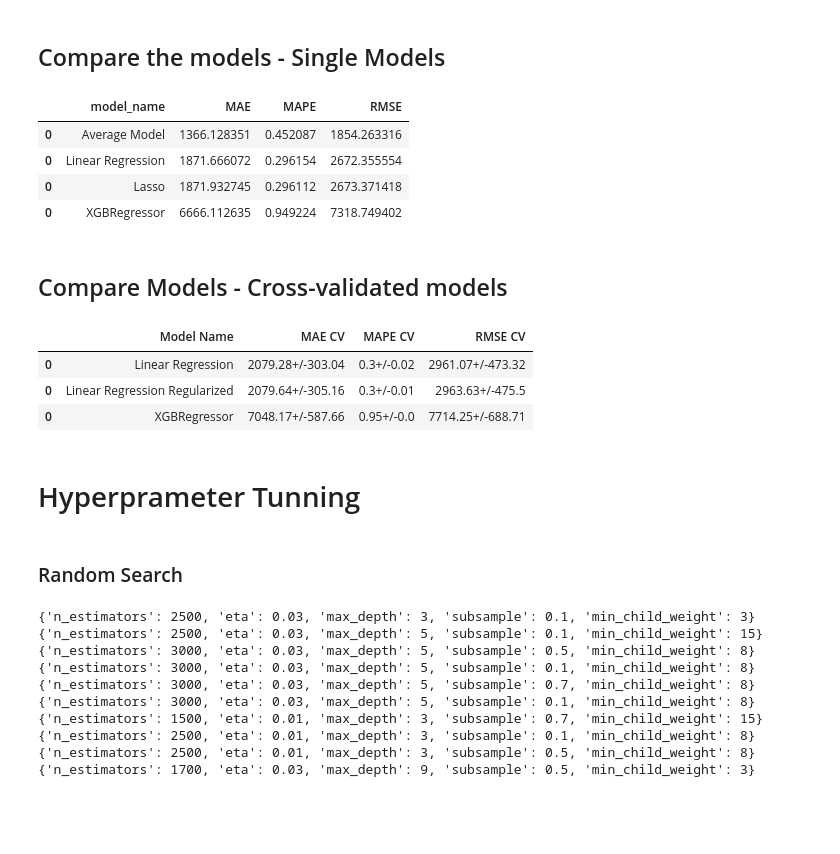
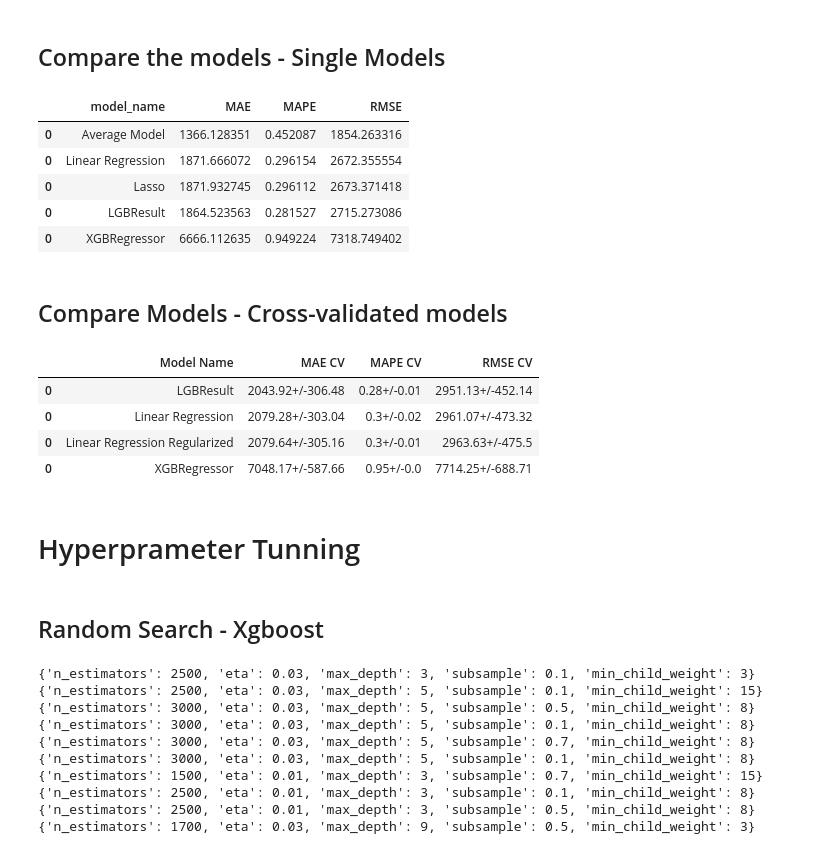
Before and after one commit to bruno154/the_rossman_projects, a Jupyter notebook: notebooks/dataDescription_HypothesisMap_FeatureEngineering.ipynb, the cells around one changed output. Saved outputs shown, nothing was run; the diff lists cells and outputs as text; code cells hidden in the pictures; blank space fills up the shorter version.

```diff
--- a/notebooks/dataDescription_HypothesisMap_FeatureEngineering.ipynb
+++ b/notebooks/dataDescription_HypothesisMap_FeatureEngineering.ipynb
@@ -1331,5 +1331,20 @@ xgb_result = ml_error('XGBRegressor', np.expm1(ytest), np.expm1(yhat_xgb))
 xgb_result_cv = cross_validation(x_training, 5,'XGBRegressor', model_xgb, verbose=False)
 # %% [markdown]
 # LightGBM Regressor
+# %%
+#model
+import lightgbm as lgb
+
+model_lgb = lgb.LGBMRegressor(learning_rate=0.01,
+                              max_depth=10 ,
+                              n_estimators=100,
+                              n_jobs=-1,
+                              random_state=42).fit(X_train, ytrain)
+
+#prediction
+yhat_lgb = model_lgb.predict(X_test)
+
+#performance
+lgb_result = ml_error('LGBResult', np.expm1(ytest), np.expm1(yhat_lgb))
 # %% [markdown]
 ## LightGBM Regressor - cross-validation
@@ -1336,28 +1353,30 @@ xgb_result_cv = cross_validation(x_training, 5,'XGBRegressor', model_xgb, verbos
 # %% [markdown]
 ## Compare the models - Single Models
 # %%
-modelling_results = pd.concat([baseline_result, lr_result, lrr_result, xgb_result])
+modelling_results = pd.concat([baseline_result, lr_result, lrr_result, xgb_result, lgb_result])
 modelling_results.sort_values('RMSE')
 # %% [output]
 |  | model_name | MAE | MAPE | RMSE |
 | 0 | Average Model | 1366.128351 | 0.452087 | 1854.263316 |
 | 0 | Linear Regression | 1871.666072 | 0.296154 | 2672.355554 |
 | 0 | Lasso | 1871.932745 | 0.296112 | 2673.371418 |
+| 0 | LGBResult | 1864.523563 | 0.281527 | 2715.273086 |
 | 0 | XGBRegressor | 6666.112635 | 0.949224 | 7318.749402 |
 # %% [markdown]
 ## Compare Models - Cross-validated models
 # %%
-modelling_result_cv = pd.concat([lr_result_cv, lrr_result_cv ,xgb_result_cv])
+modelling_result_cv = pd.concat([lr_result_cv, lrr_result_cv ,xgb_result_cv, lgb_result_cv])
 modelling_result_cv.sort_values('RMSE CV')
 # %% [output]
 |  | Model Name | MAE CV | MAPE CV | RMSE CV |
+| 0 | LGBResult | 2043.92+/-306.48 | 0.28+/-0.01 | 2951.13+/-452.14 |
 | 0 | Linear Regression | 2079.28+/-303.04 | 0.3+/-0.02 | 2961.07+/-473.32 |
 | 0 | Linear Regression Regularized | 2079.64+/-305.16 | 0.3+/-0.01 | 2963.63+/-475.5 |
 | 0 | XGBRegressor | 7048.17+/-587.66 | 0.95+/-0.0 | 7714.25+/-688.71 |
 # %% [markdown]
 # Hyperprameter Tunning
 # %% [markdown]
-### Random Search
+## Random Search - Xgboost
 # %%
 param = {
     'n_estimators': [1500, 1700, 2500, 3000],
```
Also changed, not shown: parts of 22 cells of this notebook, 1 other file.
